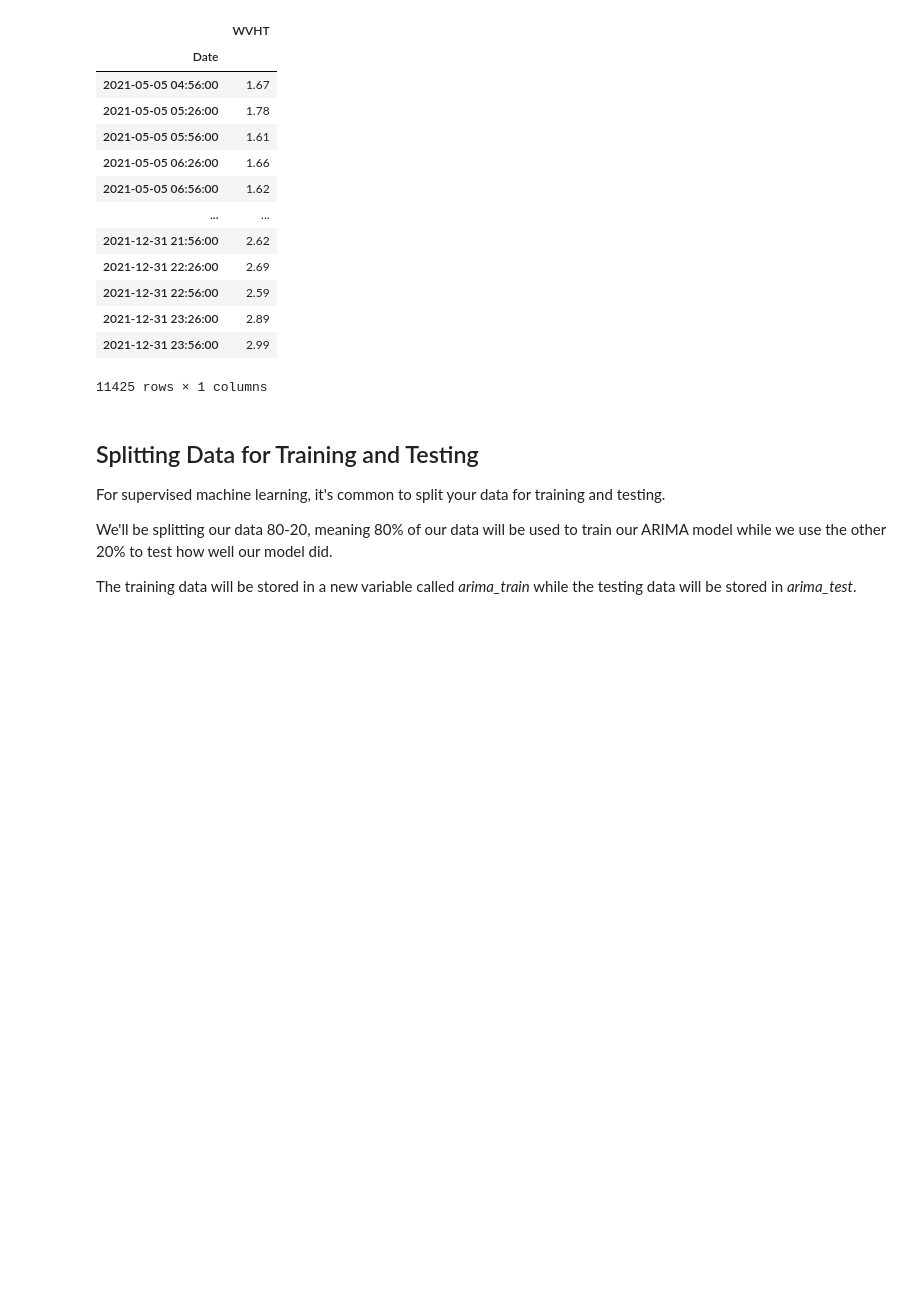
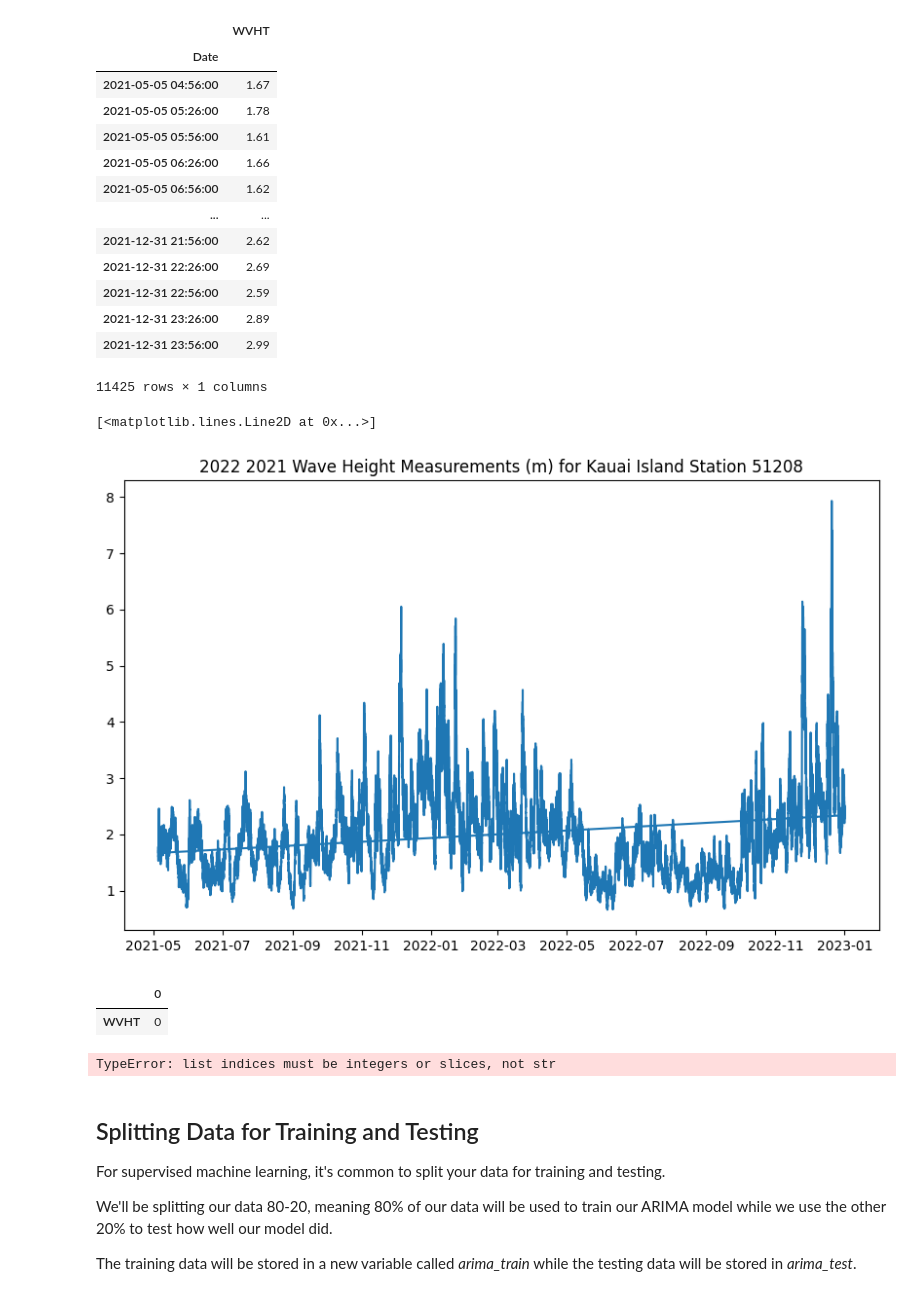
Before and after one commit to trachelle/SPICE-2024, a Jupyter notebook: waveheight_final_51208.ipynb, the cells around one changed output. Cells and saved outputs as stored; diff of their text form; code cells hidden in the pictures; blank space fills up the shorter version.

```diff
--- a/waveheight_final_51208.ipynb
+++ b/waveheight_final_51208.ipynb
@@ -976,3 +976,19 @@ arima_data21
 | 2021-12-31 23:26:00 | 2.89 |
 | 2021-12-31 23:56:00 | 2.99 |
 11425 rows × 1 columns
+# %%
+df_merged = pd.concat([arima_data22, arima_data21], ignore_index=False, sort=False)
+# %%
+df_merged ['WVHT'] = df_merged['WVHT'].astype(float) # changing the datatype for WVHT for a nicer look on the plot
+plt.figure(figsize=(10,6)) # setting up the dimentions for our plot
+plt.title('2022 2021 Wave Height Measurements (m) for Kauai Island Station 51208') # setting up a title
+plt.plot(df_merged ['WVHT']) # plotting our data
+# %% [output]
+[<matplotlib.lines.Line2D at 0x...>]
+[figure, added]
+# %%
+na_values = pd.DataFrame(df_merged.isna().sum()) # looking at na values
+na_values # typing in the variable name prints it out for you
+# %% [output]
+|  | 0 |
+| WVHT | 0 |
@@ -979,3 +997,10 @@ arima_data21
+# %%
+arima_data22_21['WVHT'] = arima_data22_21['WVHT'].astype(float) # changing the datatype for WVHT for a nicer look on the plot
+plt.figure(figsize=(10,6)) # setting up the dimentions for our plot
+plt.title('2022 2021 Wave Height Measurements (m) for Kauai Island Station 51208') # setting up a title
+plt.plot(arima_data22_21 ['WVHT']) # plotting our data
+# %% [output]
+TypeError: list indices must be integers or slices, not str
 # %% [markdown]
 ## Splitting Data for Training and Testing
 
```
Also changed, not shown: parts of 1 cell of this notebook.
